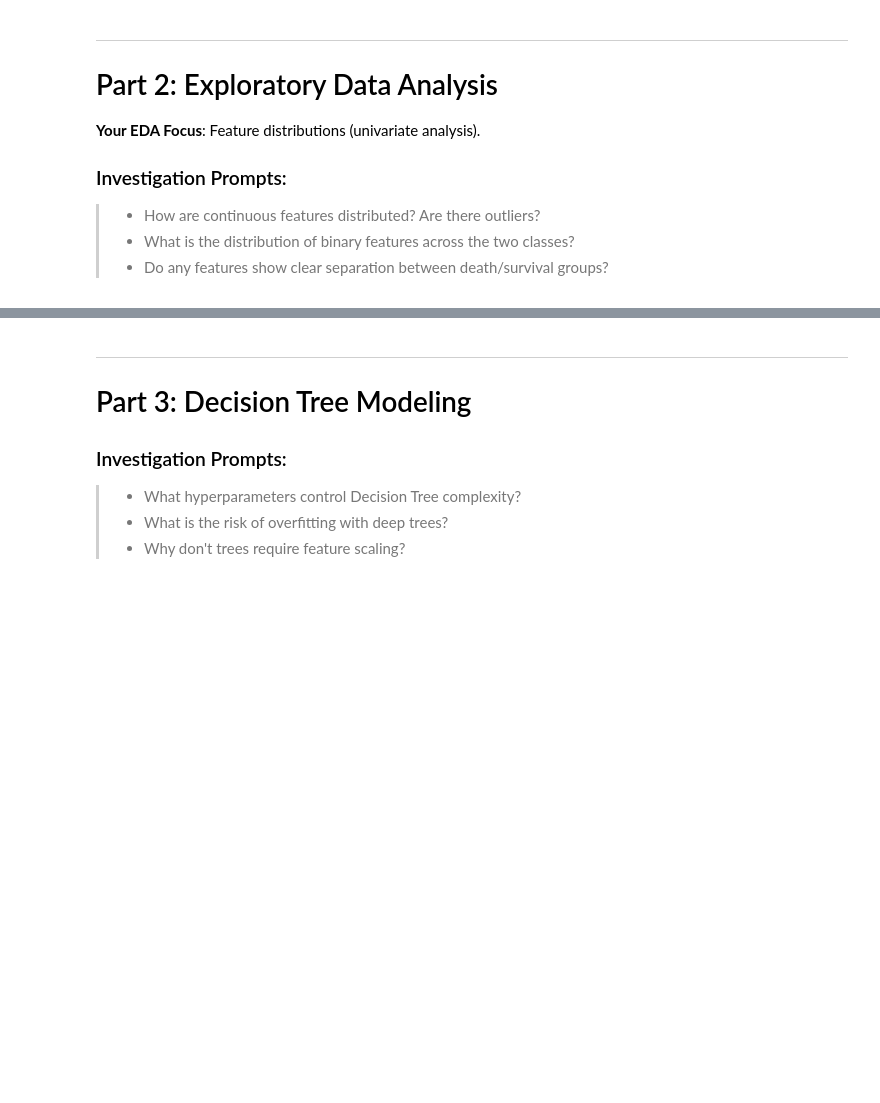
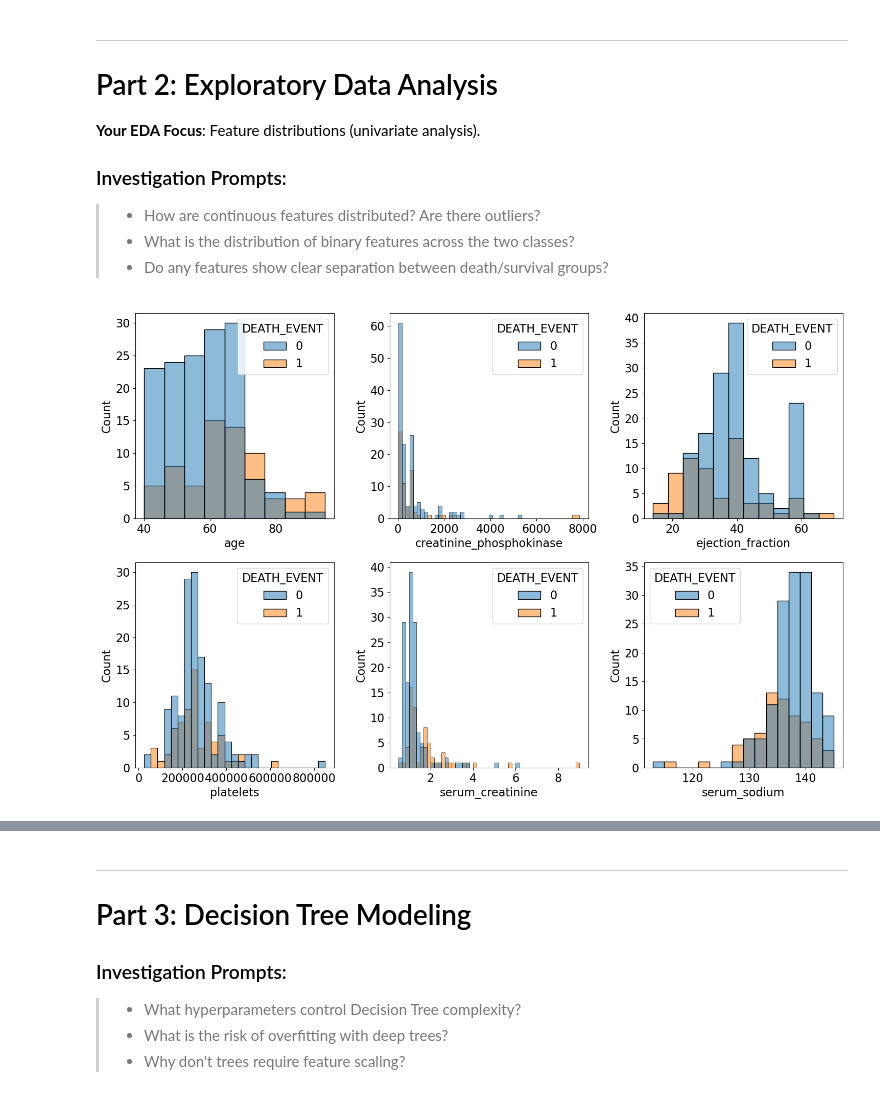
Before and after one commit to WatsonWBlair/cs667, a Jupyter notebook: Projects/Interpretability/notebooks/member_b_tree_models.ipynb, the cells around one changed output, grey strips where cells are left out. Cells and saved outputs as stored; diff of their text form; code cells hidden in the pictures; blank space fills up the shorter version.

```diff
--- a/Projects/Interpretability/notebooks/member_b_tree_models.ipynb
+++ b/Projects/Interpretability/notebooks/member_b_tree_models.ipynb
@@ -32,6 +32,13 @@ import lime.lime_tabular
 # Shared constants
 RANDOM_STATE = 42
 TARGET_COLUMN = 'DEATH_EVENT'
+
+# Example (team should verify/change these):
+POSITIVE_EXAMPLE_IDX = 124
+NEGATIVE_EXAMPLE_IDX = 131
+
+# Sets Plot Font Size
+plt.rcParams.update({'font.size': 16})
 # %%
 # Load the pre-split data
 train_data = pd.read_csv('../data/train.csv')
@@ -61,7 +72,33 @@ print(f"Features: {feature_names}")
 # Define feature types
 BINARY_FEATURES = ['anaemia', 'diabetes', 'high_blood_pressure', 'sex', 'smoking']
 CONTINUOUS_FEATURES = ['age', 'creatinine_phosphokinase', 'ejection_fraction',
-                       'platelets', 'serum_creatinine', 'serum_sodium', 'time']
+                       'platelets', 'serum_creatinine', 'serum_sodium']
+# %%
+# TODO: Create histograms for continuous features, colored by target
+# Hint: Use train_data for EDA, with hue=TARGET_COLUMN
+
+
+fig, axes = plt.subplots(2, 3, figsize=(15, 10))
+axes = axes.flatten()
+
+for i, feature in enumerate(CONTINUOUS_FEATURES):
+    sns.histplot(
+        data=test_data,
+        x=feature,
+        hue=TARGET_COLUMN,
+        ax=axes[i],
+        multiple='layer',
+        alpha=.5
+    )
+
+# for j in range(len(CONTINUOUS_FEATURES), 3*3):
+#     axes[j].axis("off")
+
+plt.tight_layout()
+plt.savefig('../visualizations/continuous_distributions.png', dpi=150)
+plt.show()
+# %% [output]
+[figure, added]
 # %%
 # TODO: Create histograms for continuous features, colored by target
 # Hint: Use train_data for EDA, with hue=TARGET_COLUMN
```
Also changed, not shown: parts of 23 cells of this notebook, 7 other files.
